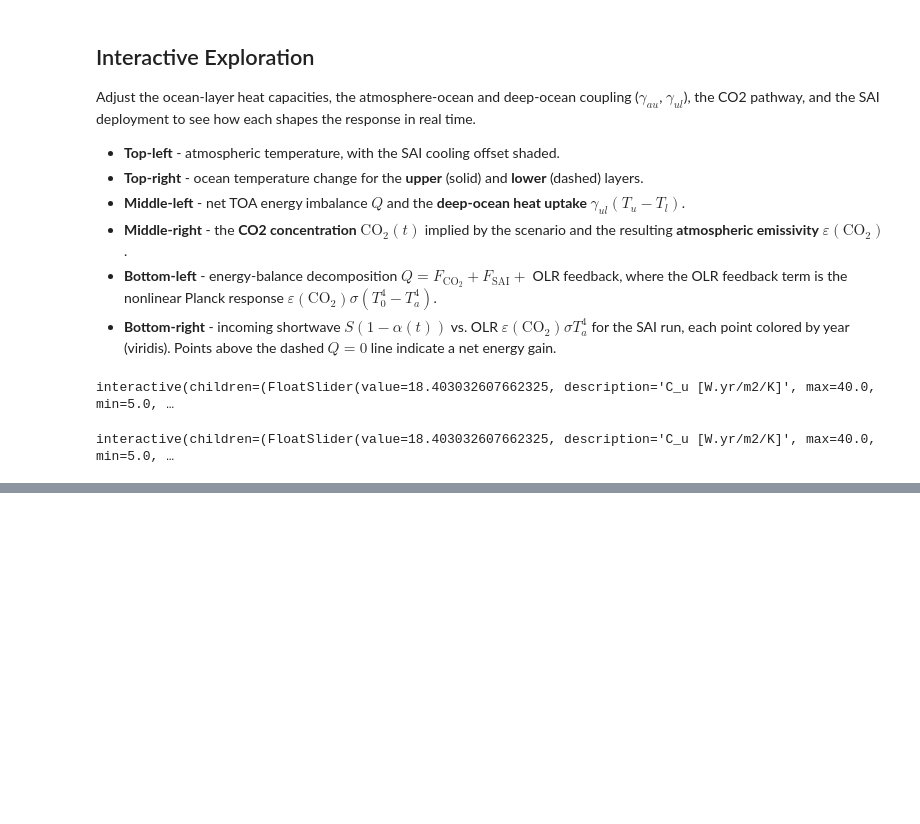
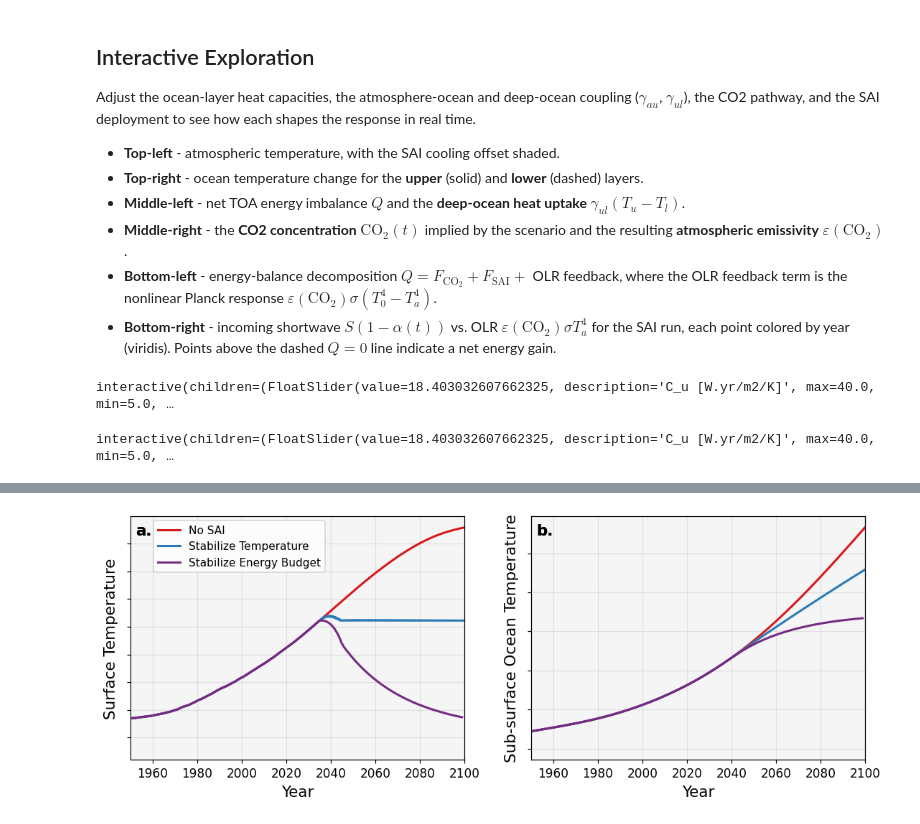
Before and after one commit to jshaw35/PRISM, a Jupyter notebook: WorkingModel.ipynb, the cells around one changed output, grey strips where cells are left out. Drawn from its saved outputs; the diff is of its cells as text; code cells hidden in the pictures; blank space fills up the shorter version.

```diff
--- a/WorkingModel.ipynb
+++ b/WorkingModel.ipynb
@@ -1202,0 +1304,44 @@ plt.show()
+# %%
+fig, axs = plt.subplots(1,2, figsize=(12,4))
+fontsize = 14
+
+plot_configs = {
+    "base": {"color": "#d7191c", "label": "No SAI"},
+    "ctrl_2035": {"color": "#2c7bb6", "label": "Stabilize Temperature"},
+    "qbal": {"color": "#762a83", "label": "Stabilize Energy Budget"},
+}
+
+ax = axs[0]
+for case in plot_configs:
+    ax.plot(runs[case]['t'], runs[case]['Ta'], lw=2, label=plot_configs[case]["label"], color=plot_configs[case]["color"])
+
+ax.set_xlim(1950, 2100)
+ax.set_xlabel('Year', fontsize=fontsize)
+ax.set_ylabel("Surface Temperature", fontsize=fontsize)
+ax.set_yticklabels([])
+
+ax = axs[1]
+for case in plot_configs:
+    ax.plot(runs[case]['t'], runs[case]['Tl'], lw=2, label=plot_configs[case]["label"], color=plot_configs[case]["color"])
+ax.set_xlim(1950, 2100)
+ax.set_xlabel('Year', fontsize=fontsize)
+ax.set_ylabel("Sub-surface Ocean Temperature", fontsize=fontsize)
+ax.set_yticklabels([])
+
+axs[0].legend(fontsize=fontsize-4, loc=[0.07, 0.77])
+# axs[0].legend(fontsize=fontsize-4, loc=[0.015, 0.68])
+panel_labels = [f"{chr(97 + i)}." for i in range(len(axs.flat))]
+for ax in axs:
+    ax.set_facecolor("whitesmoke")
+    for i, ax in enumerate(axs):
+        ax.text(
+            0.015, 0.97, f"{chr(97 + i)}.",
+            transform=ax.transAxes,
+            fontsize=14,
+            fontweight="bold",
+            va="top",
+        )
+
+# plt.savefig("figures/figure_simplemodel_temperature.png", dpi=300, bbox_inches="tight")
+# %% [output]
+[figure, added]
```
Also changed, not shown: parts of 12 cells of this notebook.
